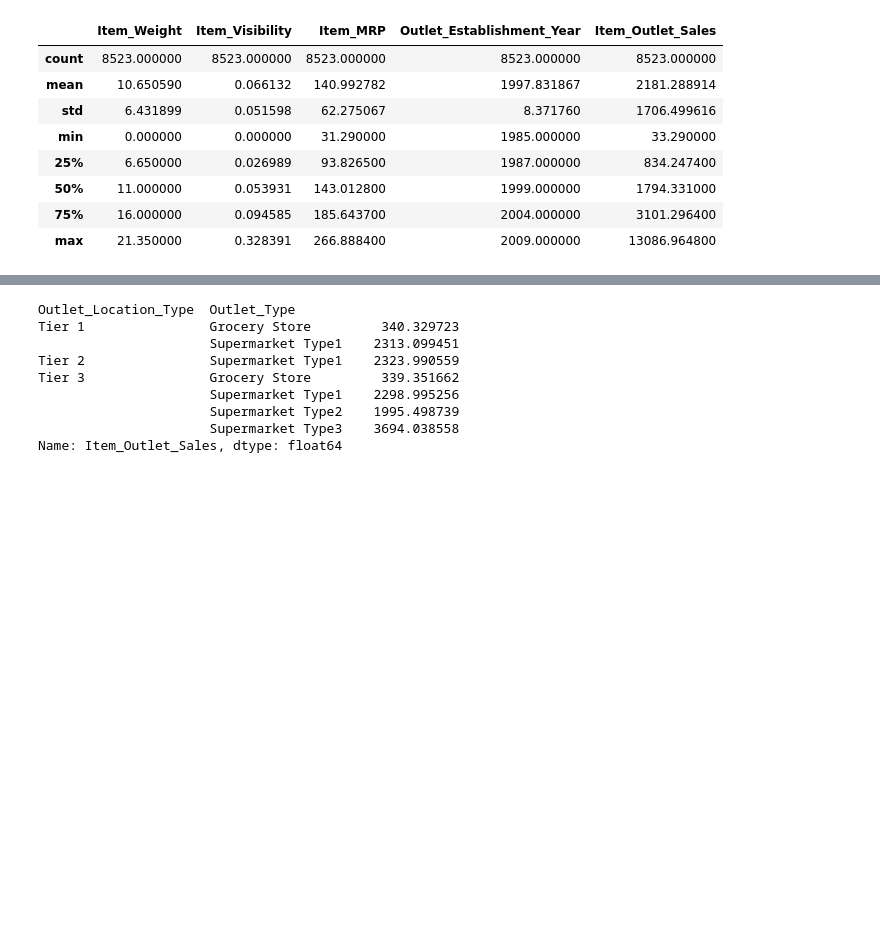
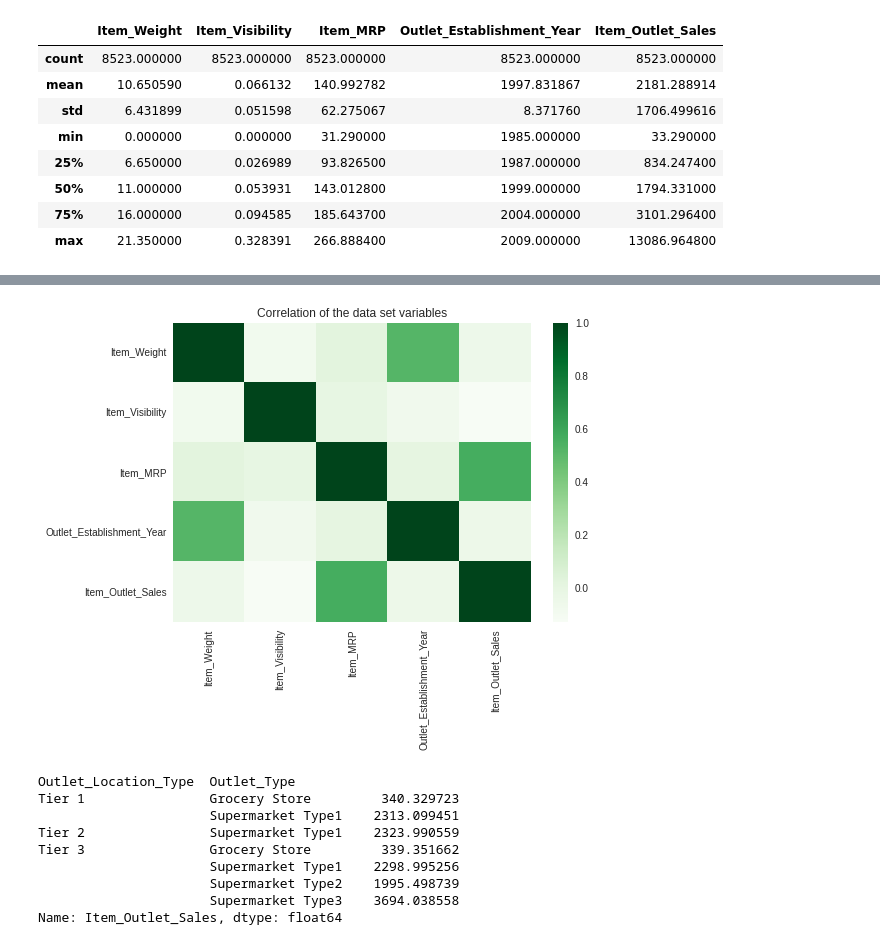
Before and after one commit to maryawamaitha/A-Food-Sales-PredictionsProject, a Jupyter notebook: Project1_FoodSalesPrediction.ipynb, the cells around one changed output, grey strips where cells are left out. Cells and saved outputs as stored; diff of their text form; code cells hidden in the pictures; blank space fills up the shorter version.

```diff
--- a/Project1_FoodSalesPrediction.ipynb
+++ b/Project1_FoodSalesPrediction.ipynb
@@ -156,3 +192,11 @@ sales_cata.describe()
+# %%
+#Heatmap generally shows a correlation of the variables in the dataset.
+#Based on the heatmap- there is a correlation bewteen the Item_MRP and outlet sales
+corr = sales_cata.corr()
+sns.heatmap(corr,cmap='Greens');
+plt.title('Correlation of the data set variables');
+# %% [output]
+[figure, added]
 # %%
 #Exploring the data set: To view how the outlet_location affected the item sales. From the results, the location did not have an impact on the sales
 avg_out = sales_cata.groupby(['Outlet_Location_Type','Outlet_Type'])['Item_Outlet_Sales'].mean()
```
Also changed, not shown: parts of 10 cells of this notebook.
